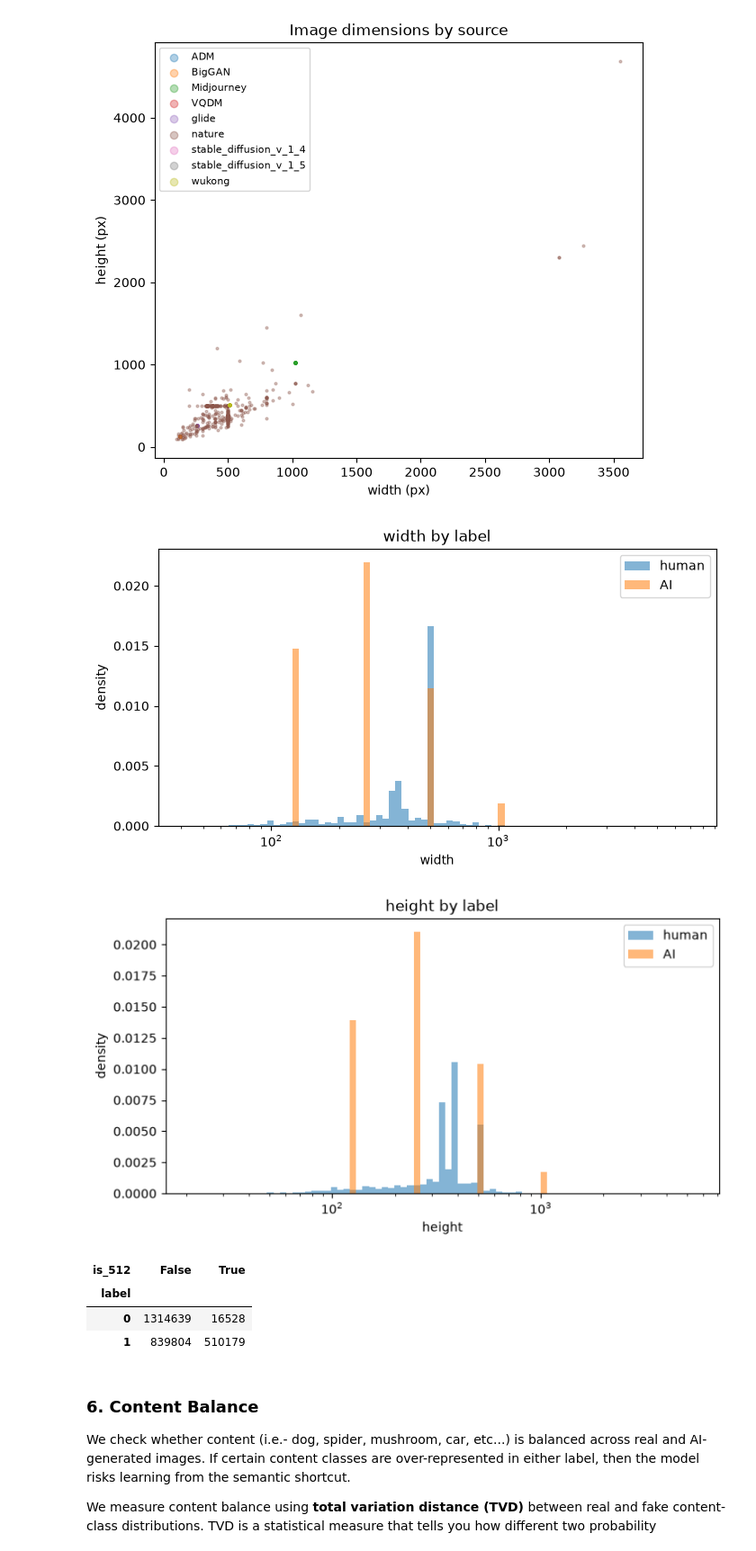
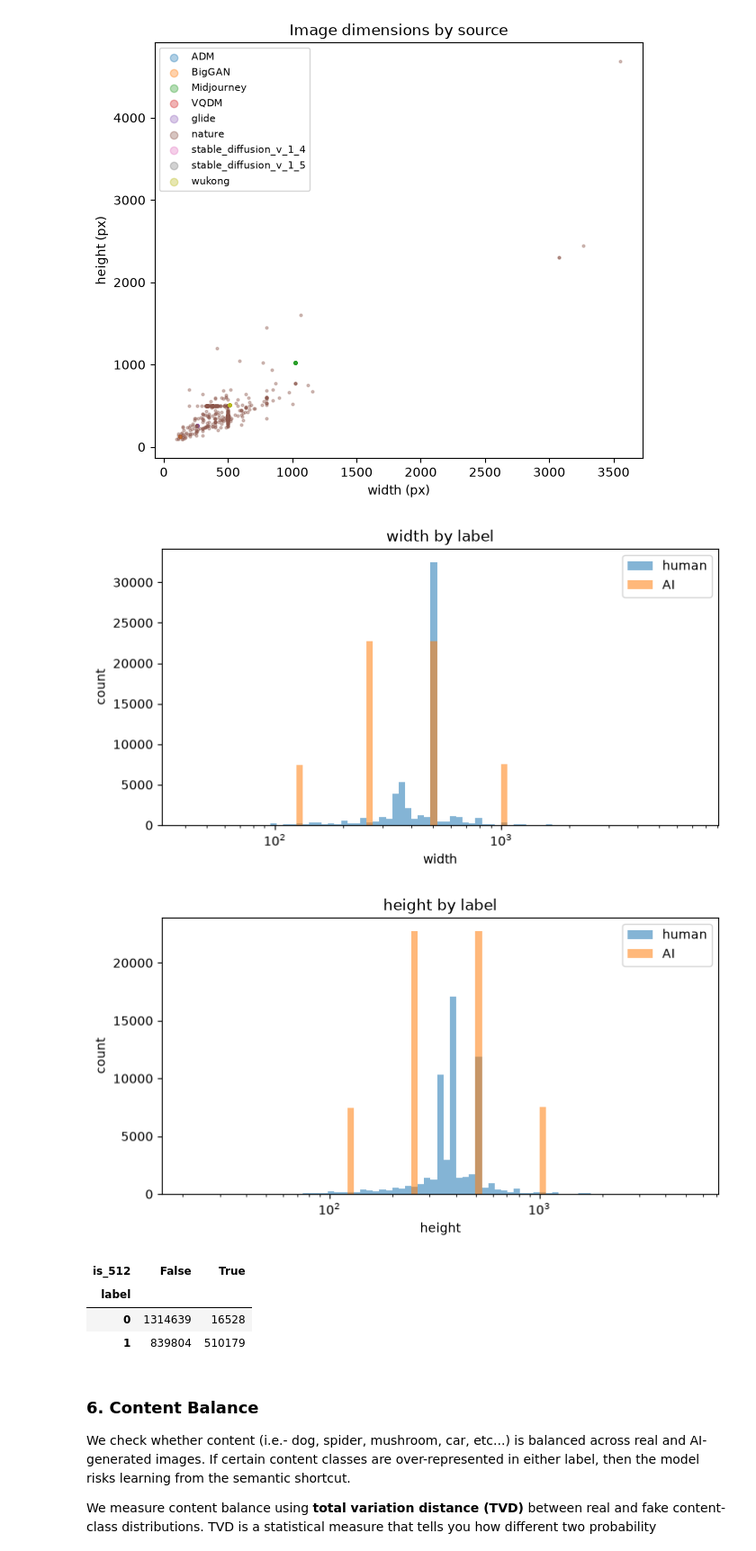
Before and after one commit to vicdotcom/AI_Image_Detector, a Jupyter notebook: notebooks/metadata_EDA.ipynb, the cells around one changed output. Shown at 90% size. Saved outputs shown, nothing was run; the diff lists cells and outputs as text; code cells hidden in the pictures.

```diff
--- a/notebooks/metadata_EDA.ipynb
+++ b/notebooks/metadata_EDA.ipynb
@@ -363,19 +364,19 @@ plt.show()
 [figure]
 # %%
 for col, log in [("width", False), ("height", False)]:
-    fig = viz.dist_by_label(sample, col, bins=80, density= True, log= True)
+    fig = viz.dist_by_label(sample, col, bins=80, density= False, log= True)
     viz.save(fig, f"01_{col}_by_class", FIGDIR)
     plt.show()
 
 # Quantify the overlap rather than eyeballing it.
 size_tab = (
     df.assign(is_512=(df["width"].between(500, 520) & df["height"].between(500, 520)))
       .groupby(["label", "is_512"], observed=True).size().unstack(fill_value=0)
 )
 display(size_tab)
 # %% [output]
-[figure, old version]
+[figure, new version]
-[figure, old version]
+[figure, new version]
 | is_512 | False | True |
 | label |  |  |
 | 0 | 1314639 | 16528 |
```
Also changed, not shown: parts of 12 cells of this notebook, 3 other files.
